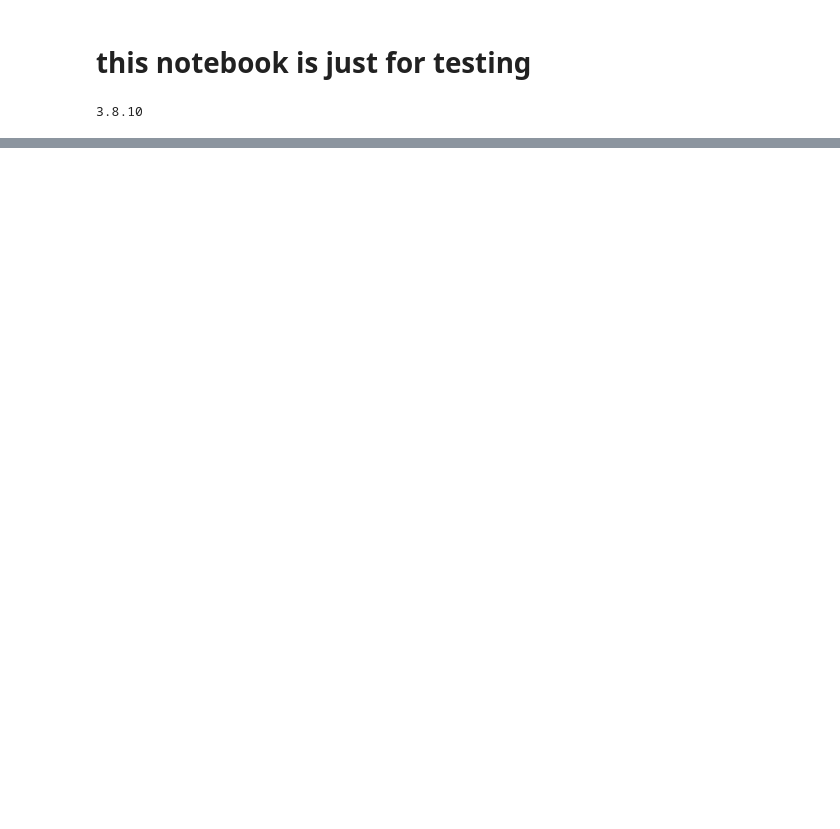
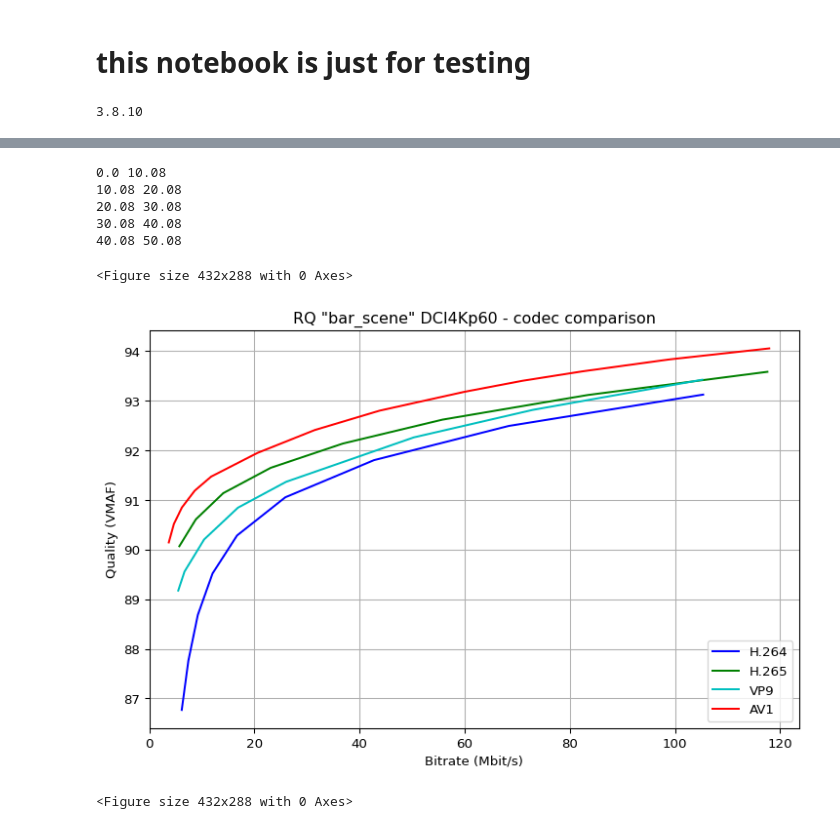
Before and after one commit to CheminDavide/Dynopt, a Jupyter notebook: testing.ipynb, the cells around one changed output, grey strips where cells are left out. Drawn from its saved outputs; the diff is of its cells as text; code cells hidden in the pictures; blank space fills up the shorter version.

```diff
--- a/testing.ipynb
+++ b/testing.ipynb
@@ -373,0 +111,62 @@ for i in range(4):
+# %%
+start_t = end_t = 0.0
+p = "/home/ubuntu/video_dynopt/tests_vids/srcRAW_FullHD/SVT/mux_10sec_25.y4m"
+with open("/home/ubuntu/video_dynopt/config/tmp_shot_dect_955828.log", 'r') as r:
+    tm_log = r.read().splitlines()[::2]
+tm_log.append("end pts_time:" + str(50.08))
+for i,l in enumerate(tm_log): #for each cut
+    end_t = l.split("pts_time:",1)[1]
+    print(start_t,end_t)
+    cut = f"ffmpeg -ss {start_t} -to {end_t} -i {p} -hide_banner -loglevel error\
+        -pix_fmt yuv420p tests_vids/shot_{str(i)}.y4m"
+    subprocess.call(cut, shell=True)
+    start_t = end_t
+# %% [output]
+0.0 10.08
+10.08 20.08
+20.08 30.08
+30.08 40.08
+40.08 50.08
+# %%
+plot = {"a": True, "b": True, "c": True, "d": True}
+
+my_dpi = 96
+pl.figure(figsize=(860/my_dpi, 540/my_dpi), dpi=my_dpi)
+
+if plot["a"]:
+    rate = np.array([1.05353709e+08, 6.83631020e+07, 4.27482530e+07, 2.58863120e+07, 1.67122040e+07,
+                     1.20478740e+07, 9.24241200e+06, 7.45041000e+06, 6.18904000e+06])
+    dist = np.array([93.123207, 92.491213, 91.802142, 91.053757, 90.285068, 89.519211, 88.682082, 87.760759,
+                     86.76965 ])
+    pl.plot(rate/1000000, dist, '-b', label="H.264")
+
+if plot["b"]:
+    rate = np.array([1.17575223e+08, 8.34799270e+07, 5.57694190e+07, 3.68536940e+07,
+                     2.31076410e+07, 1.40871200e+07, 8.86047400e+06,5732370.])
+    dist = np.array([93.582491, 93.116004, 92.618388, 92.137415, 91.647705, 91.13763, 90.608055,90.068154])
+    pl.plot(rate/1000000, dist, '-g', label="H.265")
+
+if plot["c"]:
+    rate = np.array([1.05193904e+08, 7.29329000e+07, 5.03416170e+07, 2.60353530e+07,
+                     1.68783480e+07, 1.04460710e+07, 6.70851600e+06,5517571.])
+    dist = np.array([93.422987, 92.814744, 92.261316, 91.365615, 90.844387, 90.204508, 89.555692,89.173762])
+    pl.plot(rate/1000000, dist, '-c', label="VP9")
+
+if plot["d"]:
+    rate = np.array([1.1792057e+08, 9.8929090e+07, 8.2303776e+07, 7.0985200e+07, 59916656., 43797604.,
+                     31459640., 20598245., 11777953.,  8669534.,  6221886., 4687235., 3.7298970e+06])
+    dist = np.array([94.053456, 93.831756, 93.589965, 93.401327, 93.178479, 92.798971, 92.408155, 91.94848,
+                     91.470458, 91.188183, 90.849231, 90.514643, 90.144644])
+    pl.plot(rate/1000000, dist, '-r', label="AV1")
+
+bpl.grid(True)
+pl.xlim(xmin=0)
+pl.title("RQ \"bar_scene\" DCI4Kp60 - codec comparison")
+pl.ylabel("Quality (VMAF)")
+pl.xlabel("Bitrate (Mbit/s)")
+pl.legend(loc="lower right")
+pl.figure()
+# %% [output]
+<Figure size 432x288 with 0 Axes>
+[figure, added]
+<Figure size 432x288 with 0 Axes>
```
Also changed, not shown: parts of 29 cells of this notebook, 25 other files.
